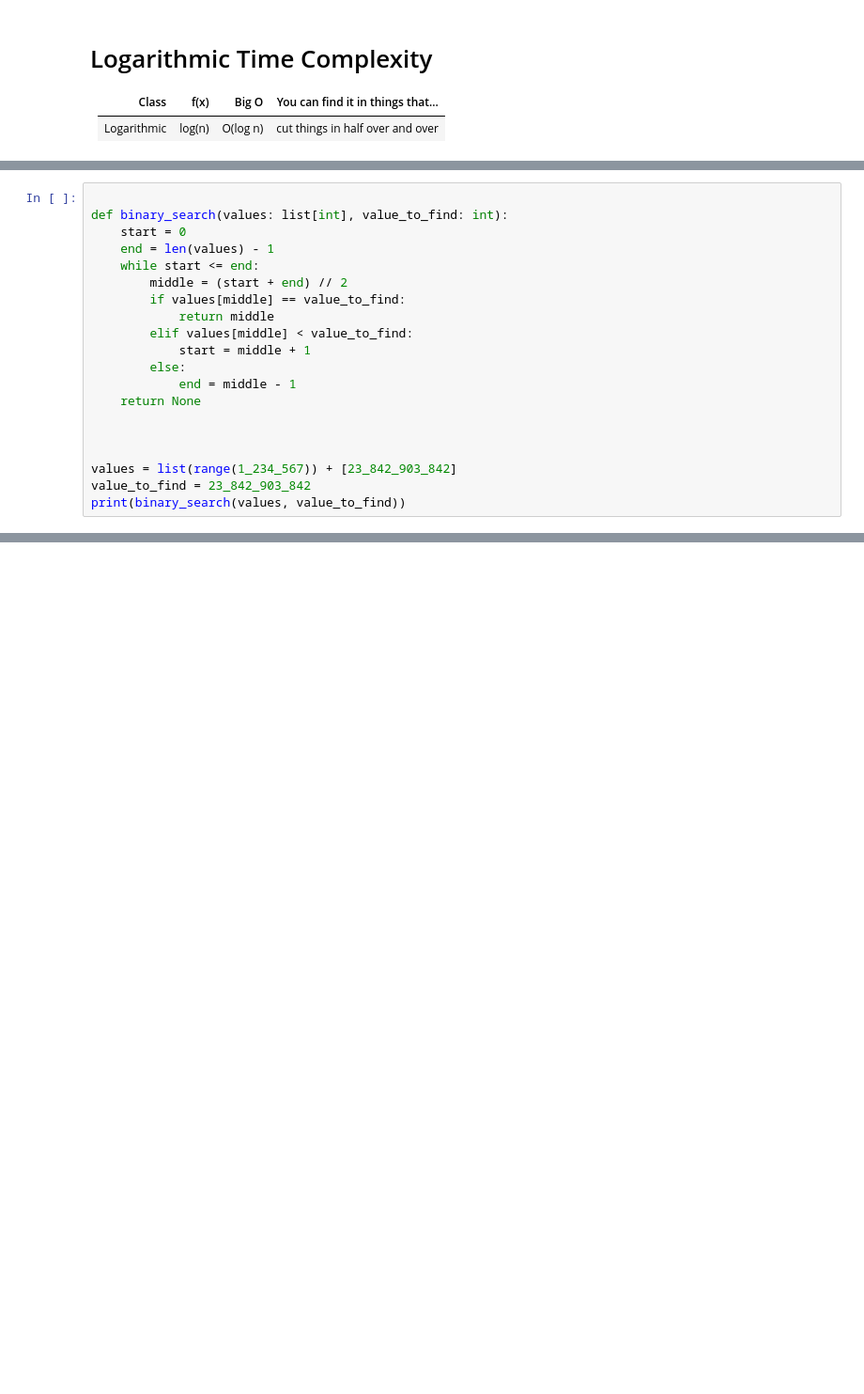
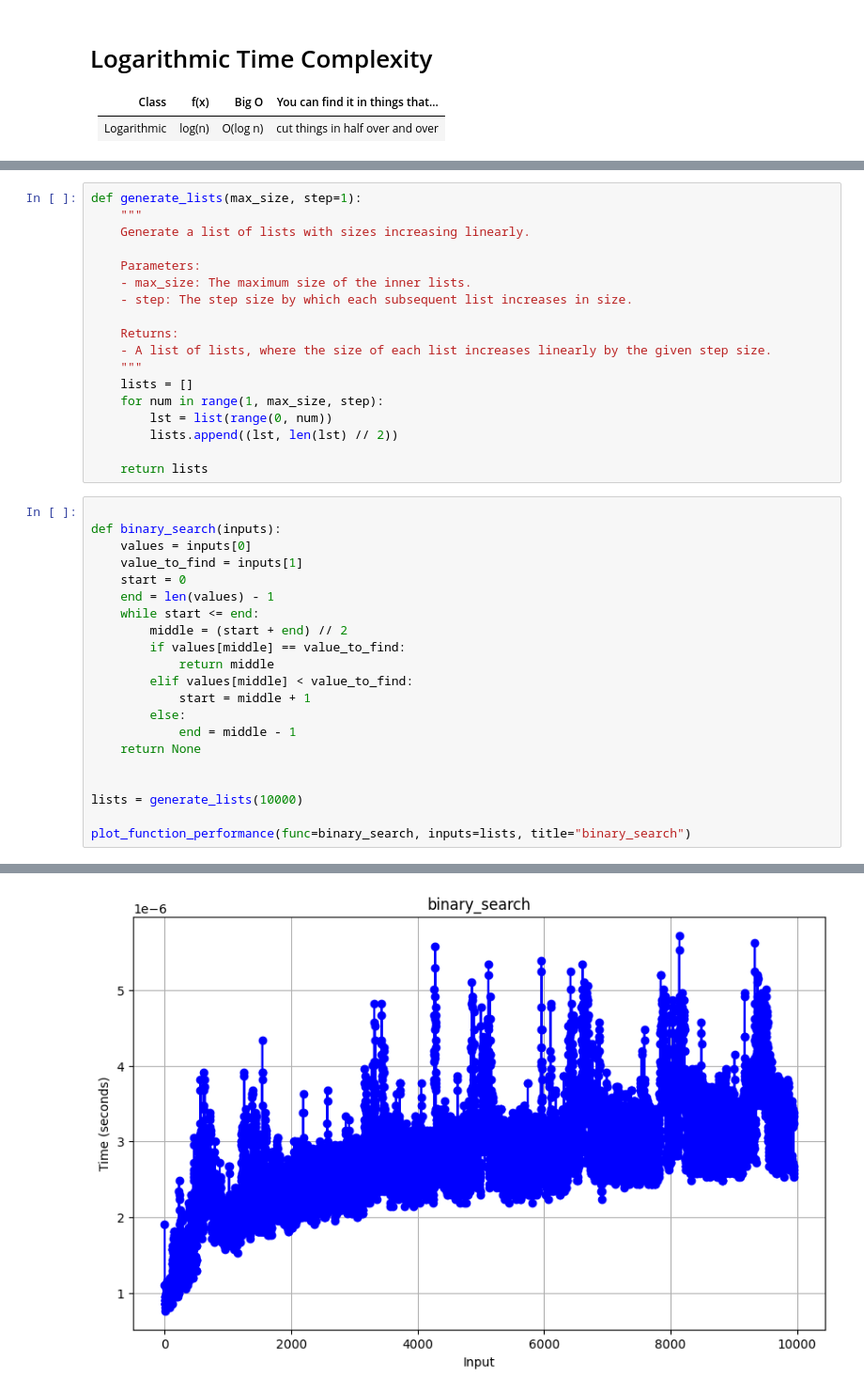
Before and after one commit to bartdorsey/big-o-graphs, a Jupyter notebook: logarithmic.ipynb, the cells around one changed output, grey strips where cells are left out. Shown: that part at 94% size. Drawn from its saved outputs; the diff is of its cells as text; blank space fills up the shorter version.

Commit message:
Adding graph for binary-search

```diff
--- a/logarithmic.ipynb
+++ b/logarithmic.ipynb
@@ -26,8 +27,28 @@ print(halving_steps(50))  # Should print 5 (50 -> 25 -> 12 -> 6 ->
 3
 5
+# %%
+def generate_lists(max_size, step=1):
+    """
+    Generate a list of lists with sizes increasing linearly.
+
+    Parameters:
+    - max_size: The maximum size of the inner lists.
+    - step: The step size by which each subsequent list increases in size.
+
+    Returns:
+    - A list of lists, where the size of each list increases linearly by the given step size.
+    """
+    lists = []
+    for num in range(1, max_size, step):
+        lst = list(range(0, num))
+        lists.append((lst, len(lst) // 2))
+
+    return lists
 # %%
 
-def binary_search(values: list[int], value_to_find: int):
+def binary_search(inputs):
+    values = inputs[0]
+    value_to_find = inputs[1]
     start = 0
     end = len(values) - 1
     while start <= end:
@@ -41,8 +62,7 @@ def binary_search(values: list[int], value_to_find: int):
     return None
 
 
+lists = generate_lists(10000)
 
-values = list(range(1_234_567)) + [23_842_903_842]
-value_to_find = 23_842_903_842
-print(binary_search(values, value_to_find))
+plot_function_performance(func=binary_search, inputs=lists, title="binary_search")
 # %% [output]
@@ -49,0 +69 @@ print(binary_search(values, value_to_find))
+[figure, added]
```
Also changed, not shown: parts of 3 cells of this notebook.
